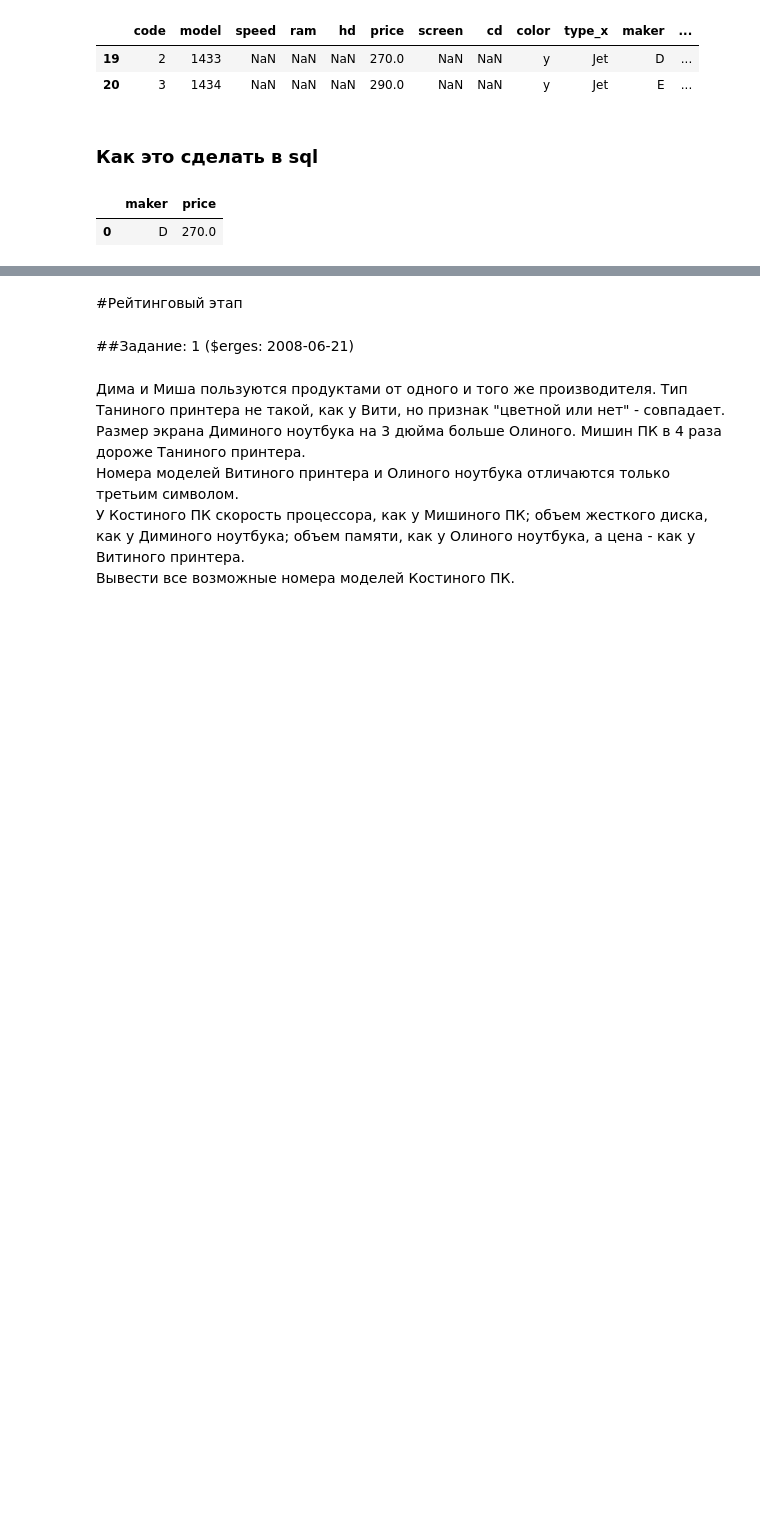
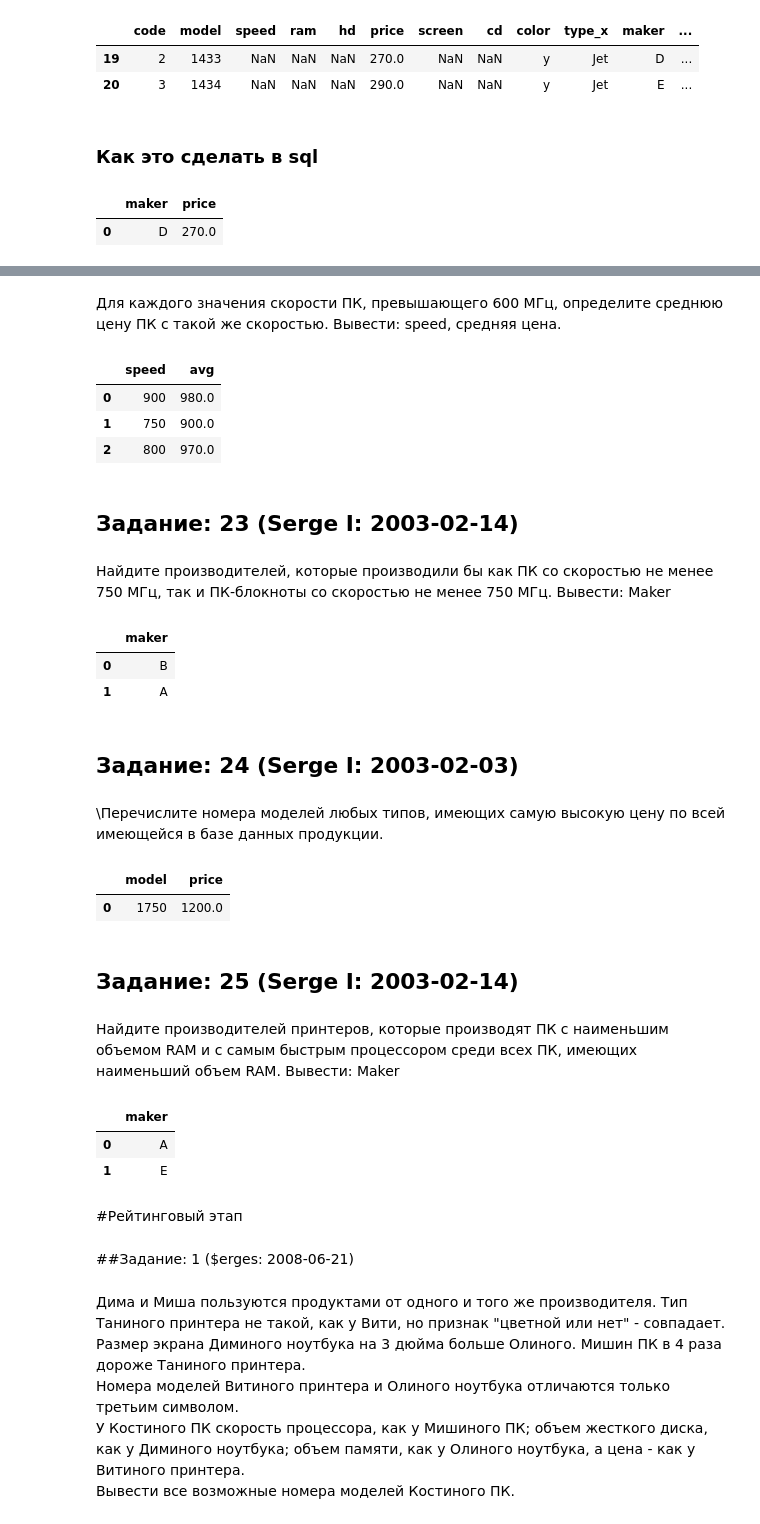
Before and after one commit to AleksTurov/Data-Science, a Jupyter notebook: sql-ex/sqlex_postgres_in_colab.ipynb, the cells around one changed output, grey strips where cells are left out. Cells and saved outputs as stored; diff of their text form; code cells hidden in the pictures; blank space fills up the shorter version.

```diff
--- a/sql-ex/sqlex_postgres_in_colab.ipynb
+++ b/sql-ex/sqlex_postgres_in_colab.ipynb
@@ -935,0 +996,21 @@ select(sql)
+# %% [markdown]
+Для каждого значения скорости ПК, превышающего 600 МГц, определите среднюю цену ПК с такой же скоростью. Вывести: speed, средняя цена.
+# %%
+sql = '''select pc.speed, avg(pc.price) from  PC as pc
+left join Product p on pc.model = p.model
+where pc.speed > 600
+group by pc.speed
+'''
+# %%
+select(sql)
+# %% [output]
+|  | speed | avg |
+| 0 | 900 | 980.0 |
+| 1 | 750 | 900.0 |
+| 2 | 800 | 970.0 |
+# %% [markdown]
+## Задание: 23 (Serge I: 2003-02-14)
+# %% [markdown]
+Найдите производителей, которые производили бы как ПК
+со скоростью не менее 750 МГц, так и ПК-блокноты со скоростью не менее 750 МГц.
+Вывести: Maker
@@ -935,0 +1025,10 @@ select(sql)
+# %%
+select(sql)
+# %% [output]
+|  | maker |
+| 0 | B |
+| 1 | A |
+# %% [markdown]
+## Задание: 24 (Serge I: 2003-02-03)
+# %% [markdown]
+\Перечислите номера моделей любых типов, имеющих самую высокую цену по всей имеющейся в базе данных продукции.
@@ -935,0 +1055,9 @@ select(sql)
+# %%
+select(sql)
+# %% [output]
+|  | model | price |
+| 0 | 1750 | 1200.0 |
+# %% [markdown]
+## Задание: 25 (Serge I: 2003-02-14)
+# %% [markdown]
+Найдите производителей принтеров, которые производят ПК с наименьшим объемом RAM и с самым быстрым процессором среди всех ПК, имеющих наименьший объем RAM. Вывести: Maker
@@ -936,3 +1095,9 @@ select(sql)
+# %%
+select(sql)
+# %% [output]
+|  | maker |
+| 0 | A |
+| 1 | E |
 # %% [markdown]
 #Рейтинговый этап
 # %% [markdown]
```
Also changed, not shown: parts of 18 cells of this notebook.
